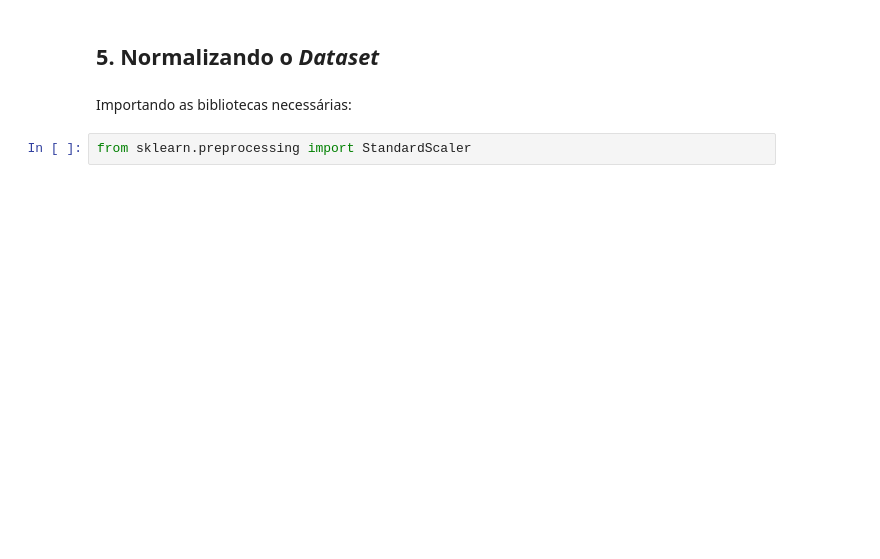
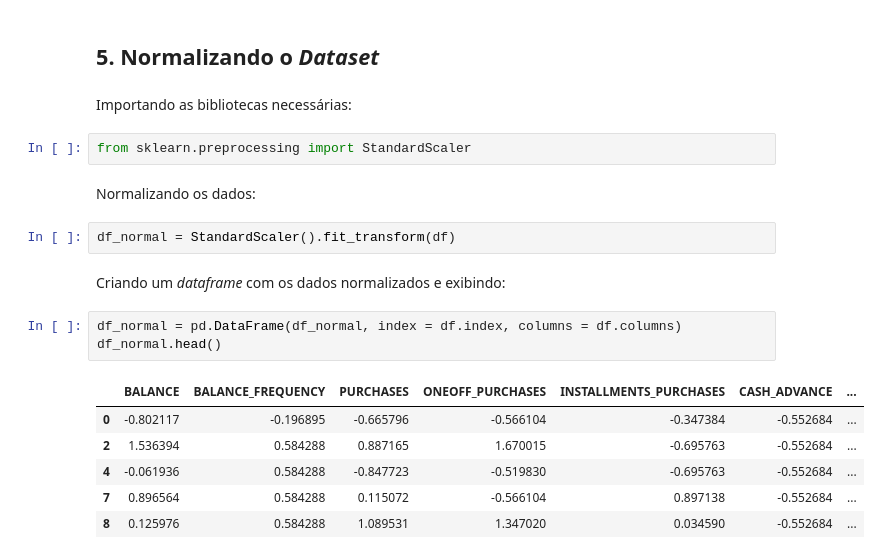
Before and after one commit to arnonvichy/exercicio_kmeans_dadosTabulares, a Jupyter notebook: Exercício - Kmeans - Dados Tabulares.ipynb, the cells around one changed output. Cells and saved outputs as stored; diff of their text form; blank space fills up the shorter version.

```diff
--- a/Exercício - Kmeans - Dados Tabulares.ipynb
+++ b/Exercício - Kmeans - Dados Tabulares.ipynb
@@ -247,3 +255,19 @@ df.describe()
 Importando as bibliotecas necessárias:
 # %%
 from sklearn.preprocessing import StandardScaler
+# %% [markdown]
+Normalizando os dados:
+# %%
+df_normal = StandardScaler().fit_transform(df)
+# %% [markdown]
+Criando um _dataframe_ com os dados normalizados e exibindo:
+# %%
+df_normal = pd.DataFrame(df_normal, index = df.index, columns = df.columns)
+df_normal.head()
+# %% [output]
+|  | BALANCE | BALANCE_FREQUENCY | PURCHASES | ONEOFF_PURCHASES | INSTALLMENTS_PURCHASES | CASH_ADVANCE | ... |
+| 0 | -0.802117 | -0.196895 | -0.665796 | -0.566104 | -0.347384 | -0.552684 | ... |
+| 2 | 1.536394 | 0.584288 | 0.887165 | 1.670015 | -0.695763 | -0.552684 | ... |
+| 4 | -0.061936 | 0.584288 | -0.847723 | -0.519830 | -0.695763 | -0.552684 | ... |
+| 7 | 0.896564 | 0.584288 | 0.115072 | -0.566104 | 0.897138 | -0.552684 | ... |
+| 8 | 0.125976 | 0.584288 | 1.089531 | 1.347020 | 0.034590 | -0.552684 | ... |
```
Also changed, not shown: parts of 27 cells of this notebook.
